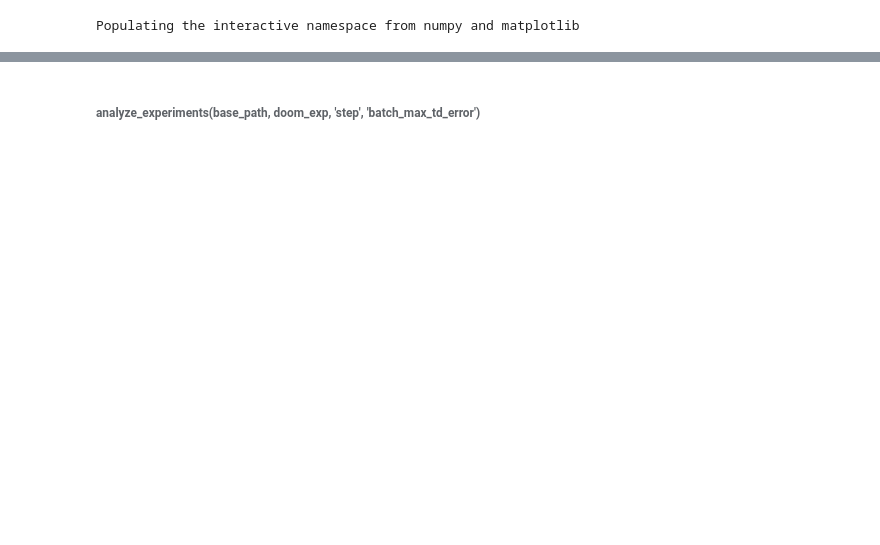
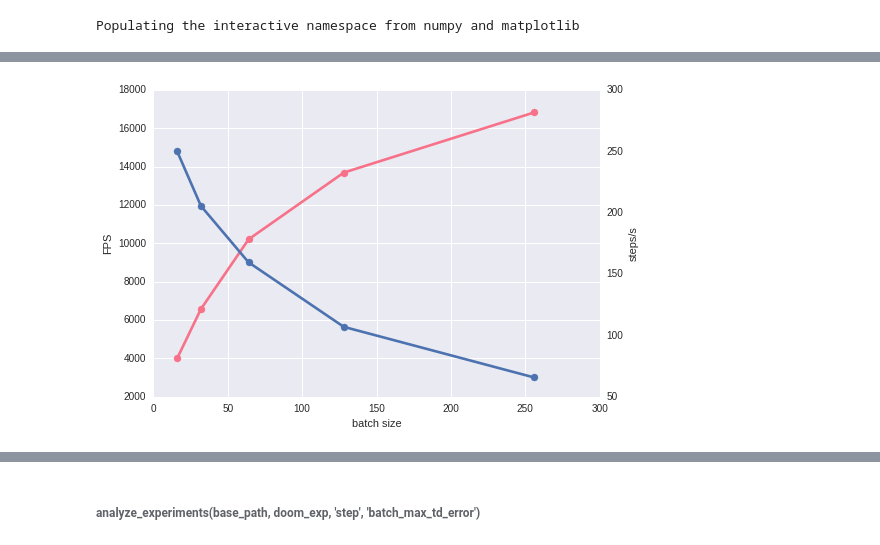
Before and after one commit to akashin/baselines, a Jupyter notebook: Analyze.ipynb, the cells around one changed output, grey strips where cells are left out. Saved outputs shown, nothing was run; the diff lists cells and outputs as text; code cells hidden in the pictures; blank space fills up the shorter version.

```diff
--- a/Analyze.ipynb
+++ b/Analyze.ipynb
@@ -64,0 +84,26 @@ analyze_experiments(base_path, doom_exp, 'time elapsed', 'mean episode reward')
+# %%
+def plot_batch_size_vs_fps_vs_step_count(experiments):
+    batch_sizes = []
+    fps = []
+    steps_per_second = []
+
+    for experiment in experiments.values():
+        batch_sizes.append(int(experiment['params']['batch_size']))
+        fps.append(experiment['learner']['frames/s'].mean())
+        steps_per_second.append(experiment['learner']['steps/s'].mean())
+
+    df = pd.DataFrame({
+        'batch size': batch_sizes,
+        'FPS': fps,
+        'steps/s': steps_per_second
+    })
+    with sns.color_palette("husl", 2):
+        ax1 = sns.regplot(x='batch size', y='FPS', data=df, x_estimator=np.mean, lowess=True, truncate=True)
+    ax2 = ax1.twinx()
+    with sns.color_palette("husl", 1):
+        sns.regplot(x='batch size', y='steps/s', data=df, x_estimator=np.mean, lowess=True, ax=ax2, truncate=True)
+        ax2.grid(None)
+
+plot_batch_size_vs_fps_vs_step_count(sweep_experiments)
+# %% [output]
+[figure, added]
```
Also changed, not shown: parts of 35 cells of this notebook.
